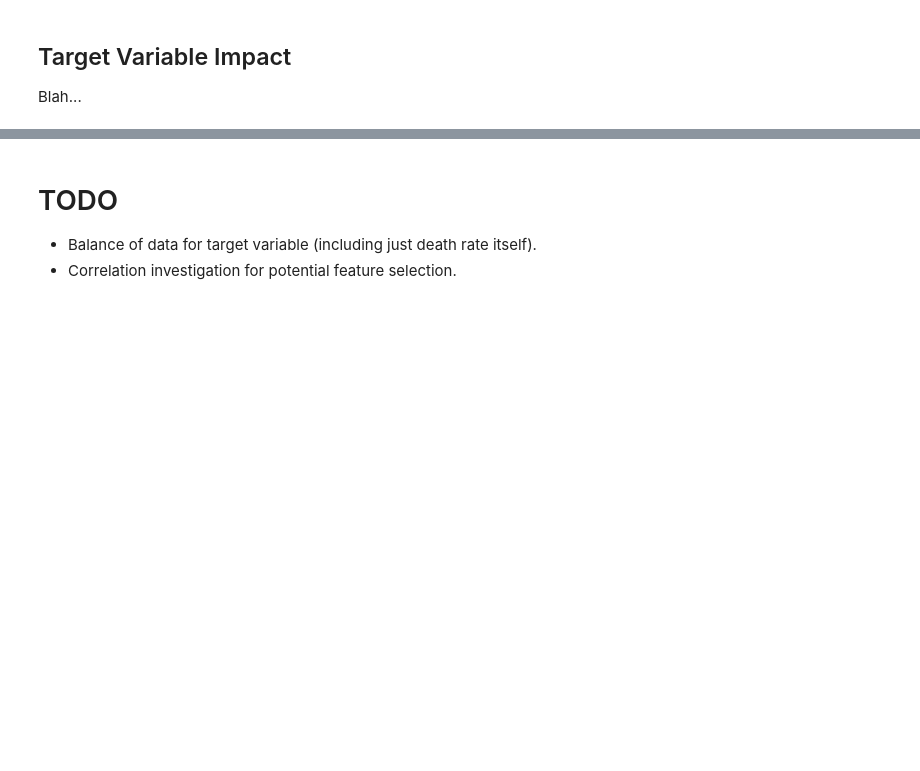
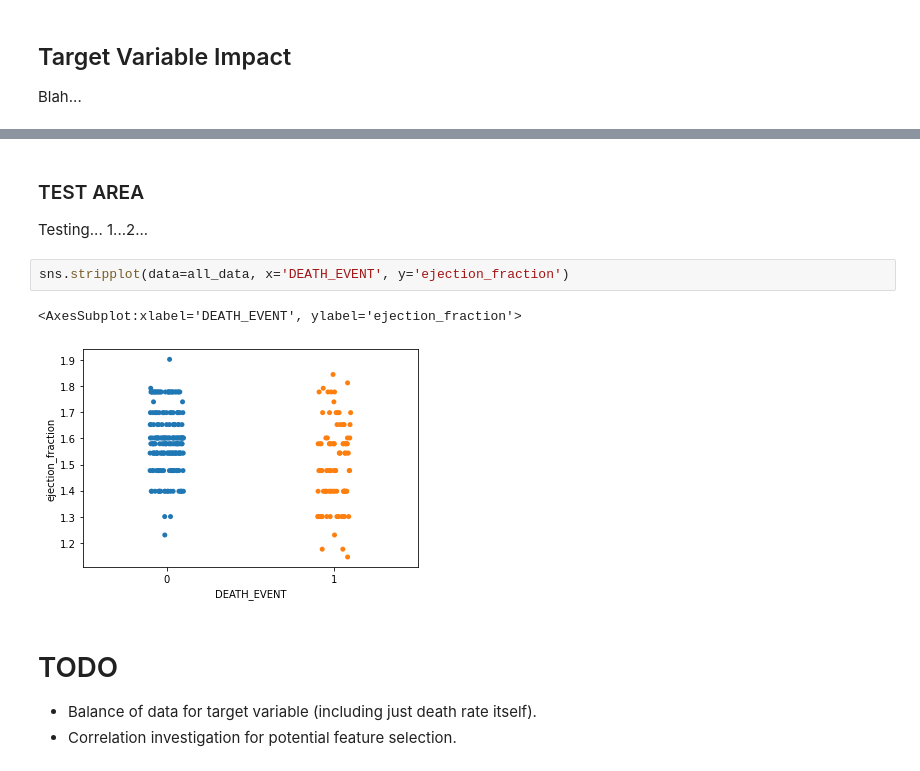
Before and after one commit to KasumiL5x/bu-postdoc-test, a Jupyter notebook: eda-and-cleaning.ipynb, the cells around one changed output, grey strips where cells are left out. Cells and saved outputs as stored; diff of their text form; blank space fills up the shorter version.

```diff
--- a/eda-and-cleaning.ipynb
+++ b/eda-and-cleaning.ipynb
@@ -464,4 +466,12 @@ sns.countplot(data=all_data, x='DEATH_EVENT')
 [figure]
+# %% [markdown]
+### TEST AREA
+Testing... 1...2...
+# %%
+sns.stripplot(data=all_data, x='DEATH_EVENT', y='ejection_fraction')
+# %% [output]
+<AxesSubplot:xlabel='DEATH_EVENT', ylabel='ejection_fraction'>
+[figure, added]
 # %% [markdown]
 # TODO
 * Balance of data for target variable (including just death rate itself).
```
Also changed, not shown: parts of 4 cells of this notebook.
